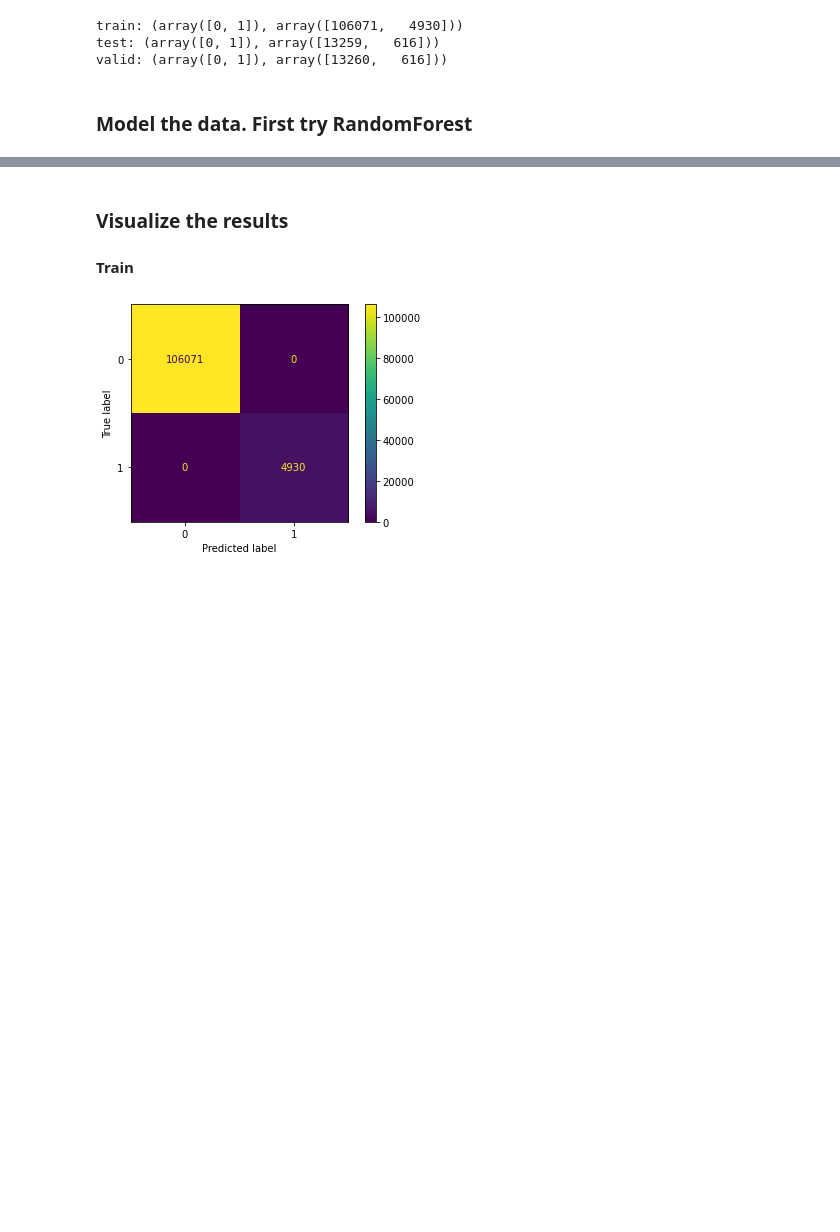
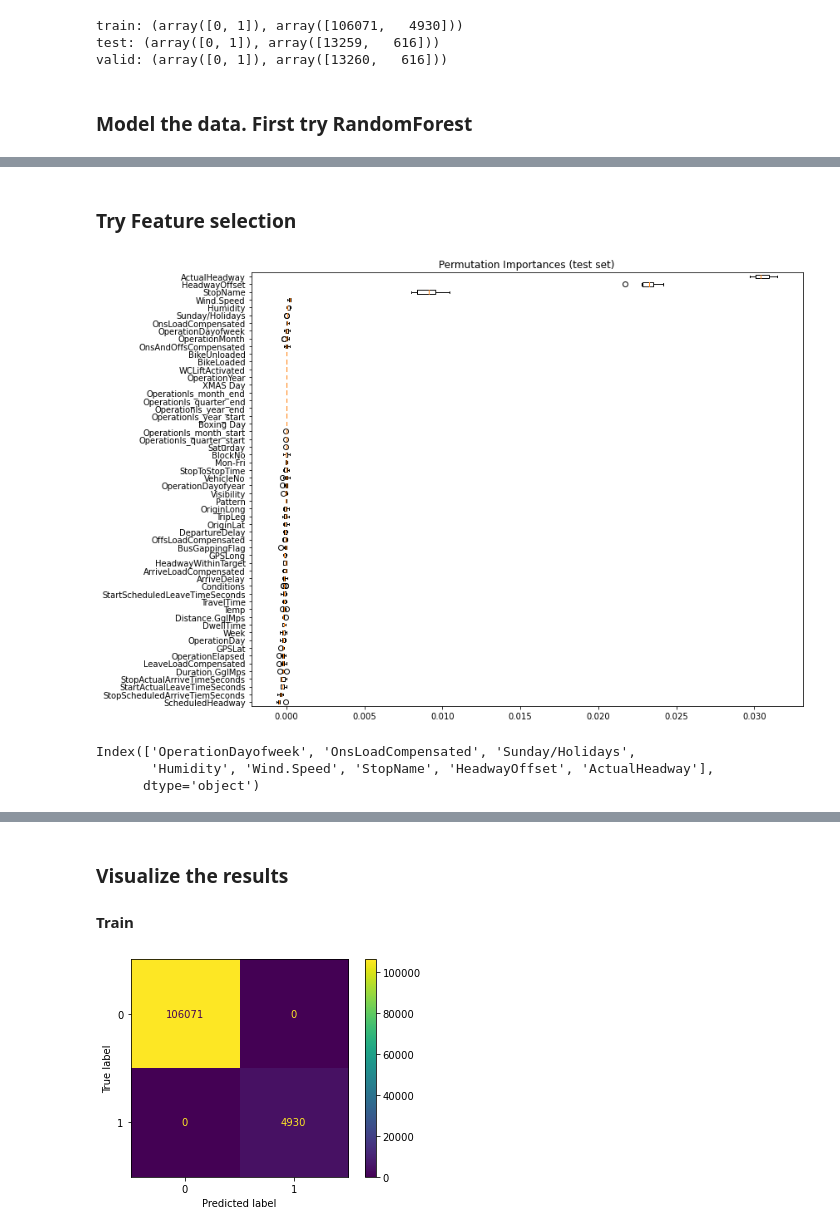
Before and after one commit to DRMRK/Machine_Learning-, a Jupyter notebook: Bus_bunching_Translink/notebooks/20200925_analyze_cleaned_data.ipynb, the cells around one changed output, grey strips where cells are left out. Drawn from its saved outputs; the diff is of its cells as text; code cells hidden in the pictures; blank space fills up the shorter version.

Commit message:
added feature selection

```diff
--- a/Bus_bunching_Translink/notebooks/20200925_analyze_cleaned_data.ipynb
+++ b/Bus_bunching_Translink/notebooks/20200925_analyze_cleaned_data.ipynb
@@ -128,8 +150,11 @@ X, y, nas  = proc_df(data, y_fld ='NextLegBunchingFlag',skip_flds=['NextNextLegB
+# %%
+ss = StandardScaler()
+X_scaled = pd.DataFrame(ss.fit_transform(X), columns=X.columns)
 # %% [markdown]
 ### Imbalanced class, use stratified sampling for train, test and validation sets
 # %%
 # Shuffle and split the data into training and testing subsets
-X_train, X_test_valid, y_train, y_test_valid = train_test_split(X, y,  random_state =1, \
+X_train, X_test_valid, y_train, y_test_valid = train_test_split(X_scaled, y,  random_state =1, \
                                                                 test_size=0.20,stratify = y)
 X_test, X_valid, y_test, y_valid = train_test_split(X_test_valid, y_test_valid,  random_state =1, \
                                                                 test_size=0.50,stratify = y_test_valid)
@@ -158 +183,3 @@ Wall time: 18.4 s
 RandomForestClassifier(n_jobs=-1, oob_score=True, random_state=0)
+# %% [markdown]
+### Try Feature selection
@@ -158,0 +188,11 @@ RandomForestClassifier(n_jobs=-1, oob_score=True, random_state=0)
+# %%
+result = permutation_importance(RFmodel, X_test, y_test, n_repeats=10,random_state=0)
+sorted_idx = result.importances_mean.argsort()
+fig, ax = plt.subplots(figsize=(12, 8))
+ax.boxplot(result.importances[sorted_idx].T,
+           vert=False, labels=X_test.columns[sorted_idx])
+ax.set_title("Permutation Importances (test set)")
+fig.tight_layout()
+plt.show()
+# %% [output]
+[figure, added]
@@ -158,0 +201,6 @@ RandomForestClassifier(n_jobs=-1, oob_score=True, random_state=0)
+# %%
+pp
+# %% [output]
+Index(['OperationDayofweek', 'OnsLoadCompensated', 'Sunday/Holidays',
+       'Humidity', 'Wind.Speed', 'StopName', 'HeadwayOffset', 'ActualHeadway'],
+      dtype='object')
```
Also changed, not shown: parts of 9 cells of this notebook, 4 other files.
